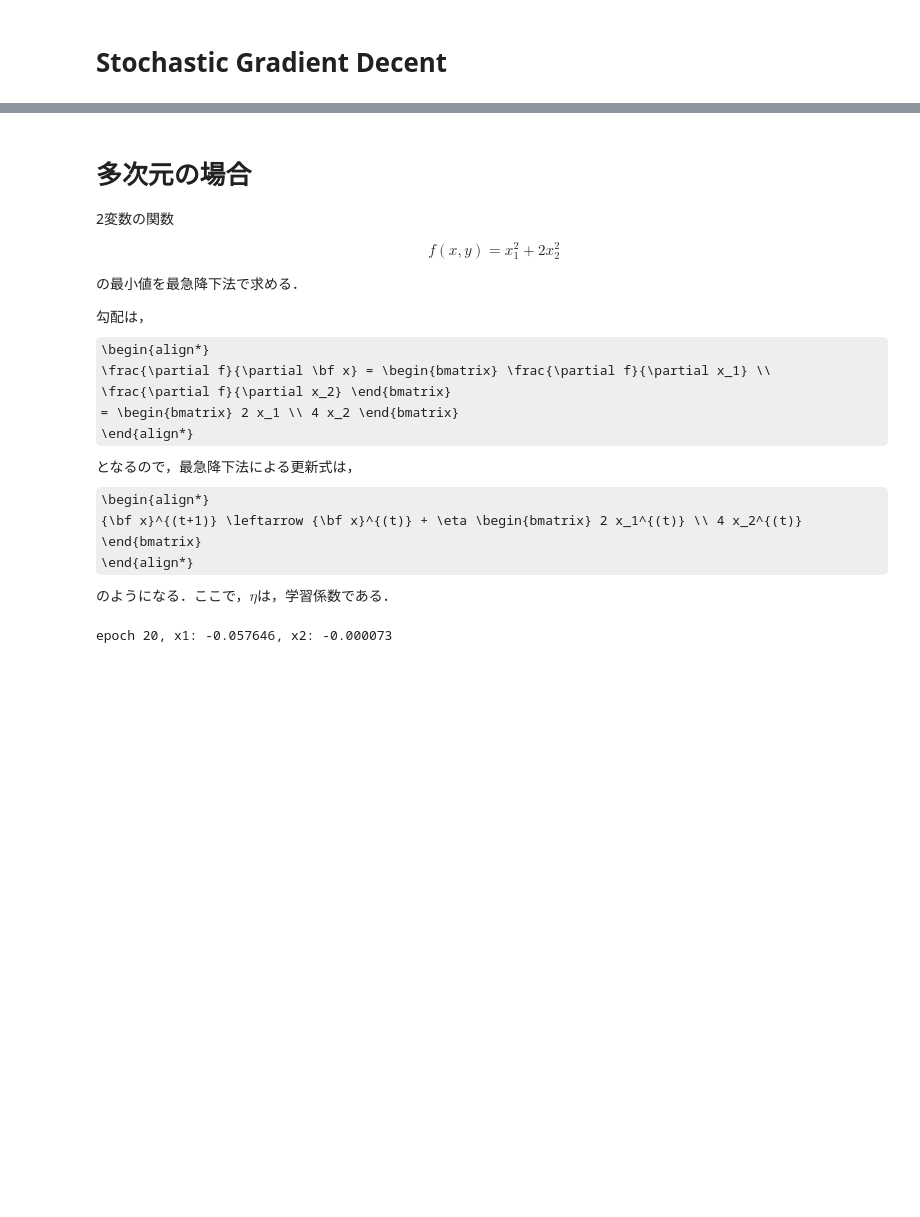
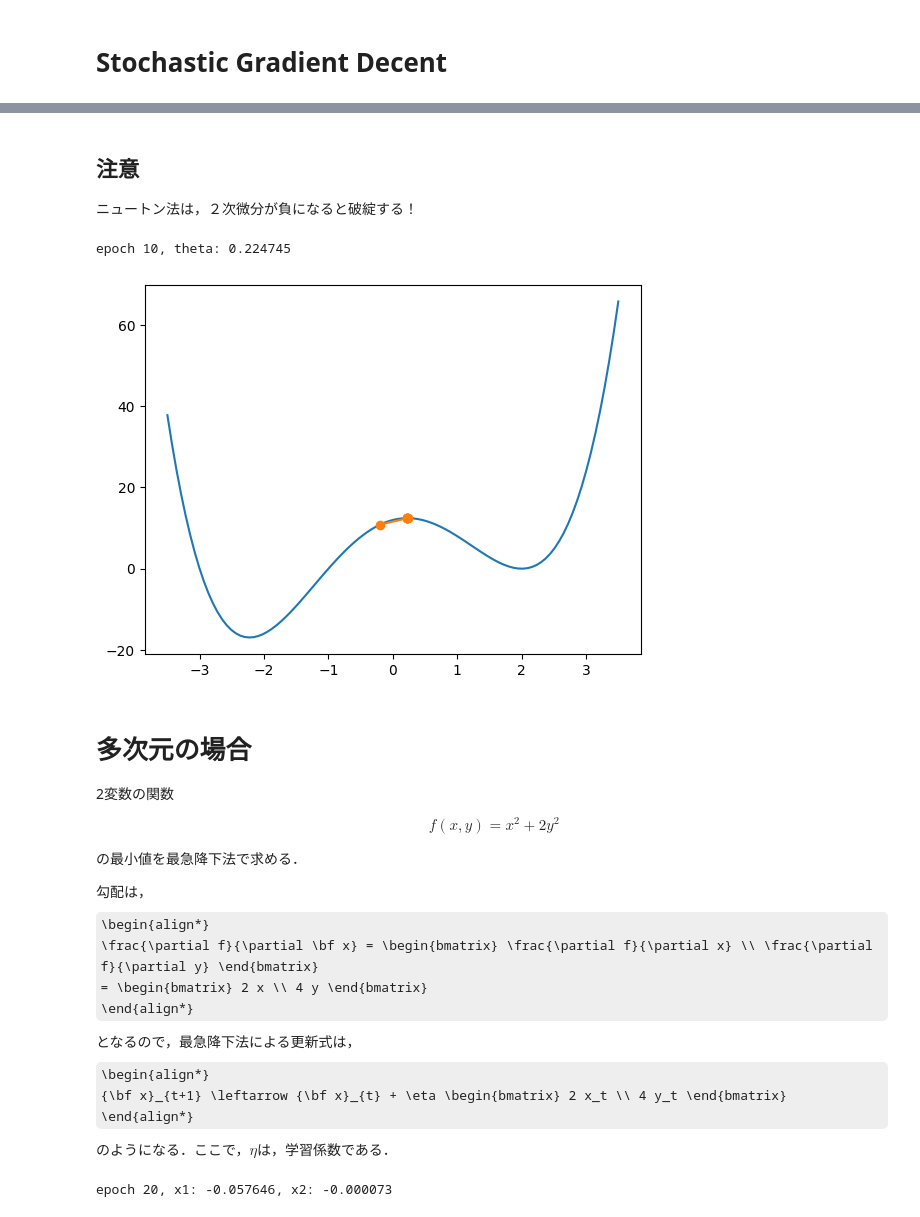
Before and after one commit to namoshi/mathAI, a Jupyter notebook: func_opt.ipynb, the cells around one changed output, grey strips where cells are left out. Saved outputs shown, nothing was run; the diff lists cells and outputs as text; code cells hidden in the pictures; some formulas as TeX source; blank space fills up the shorter version.

```diff
--- a/func_opt.ipynb
+++ b/func_opt.ipynb
@@ -122,20 +233,39 @@ epoch 10, x: 1.999999
+# %% [markdown]
+## 注意
+ニュートン法は，２次微分が負になると破綻する！
+# %%
+# Newton's Method
+nepoch = 5
+theta = -0.2  # initial value of x
+results = [theta]
+for i in range(nepoch):
+    theta -= df(theta) / ddf(theta)  # Update Rule of Neuton's Method
+    results.append(float(theta))
+print(f'epoch 10, theta: {theta:f}')
+
+# Plot Results
+#print(results)
+show_trace(results, f)
+# %% [output]
+epoch 10, theta: 0.224745
+[figure, added]
 # %% [markdown]
 # 多次元の場合
 
 2変数の関数
 \begin{align*}
- f(x, y) = x_1^2 + 2  x_2^2
+ f(x, y) = x^2 + 2  y^2
 \end{align*}
 の最小値を最急降下法で求める．
 
 勾配は，
 \begin{align*}
-  \frac{\partial f}{\partial \bf x} = \begin{bmatrix} \frac{\partial f}{\partial x_1} \\ \frac{\partial f}{\partial x_2} \end{bmatrix}
-  = \begin{bmatrix} 2 x_1 \\ 4 x_2 \end{bmatrix}
+  \frac{\partial f}{\partial \bf x} = \begin{bmatrix} \frac{\partial f}{\partial x} \\ \frac{\partial f}{\partial y} \end{bmatrix}
+  = \begin{bmatrix} 2 x \\ 4 y \end{bmatrix}
 \end{align*}
 となるので，最急降下法による更新式は，
 \begin{align*}
-  {\bf x}^{(t+1)} \leftarrow {\bf x}^{(t)} + \eta \begin{bmatrix} 2 x_1^{(t)} \\ 4 x_2^{(t)} \end{bmatrix}
+  {\bf x}_{t+1} \leftarrow {\bf x}_{t} + \eta \begin{bmatrix} 2 x_t \\ 4 y_t \end{bmatrix}
 \end{align*}
 のようになる．ここで，$\eta$は，学習係数である．
 # %%
```
Also changed, not shown: parts of 13 cells of this notebook.
